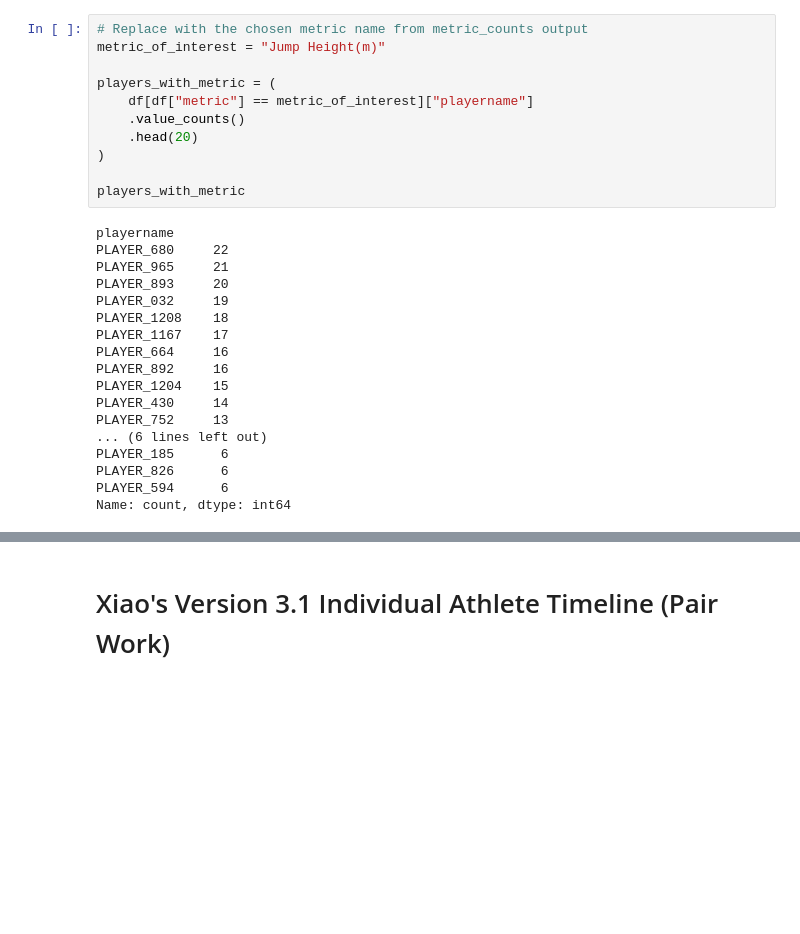
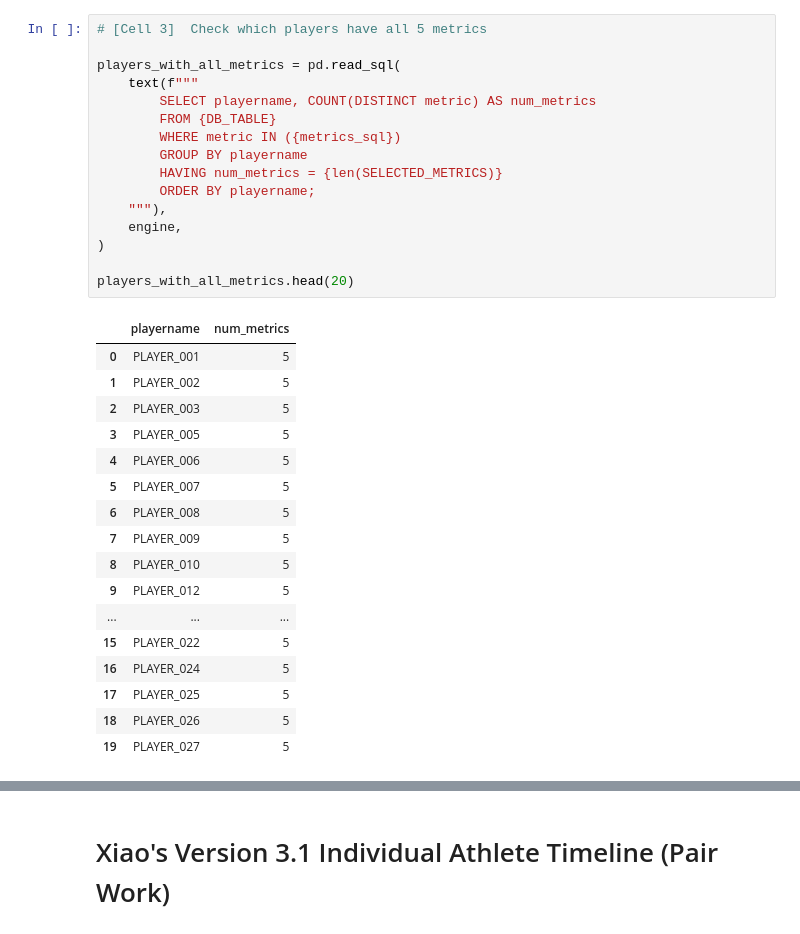
Before and after one commit to amapuyan/507_groupproject_2025, a Jupyter notebook: part3_viz_individual.ipynb, the cells around one changed output, grey strips where cells are left out. Saved outputs shown, nothing was run; the diff lists cells and outputs as text; blank space fills up the shorter version.

```diff
--- a/part3_viz_individual.ipynb
+++ b/part3_viz_individual.ipynb
@@ -71,30 +119,35 @@ Name: count, dtype: int64
 # %%
-# Replace with the chosen metric name from metric_counts output
-metric_of_interest = "Jump Height(m)"
+# [Cell 3]  Check which players have all 5 metrics
 
-players_with_metric = (
-    df[df["metric"] == metric_of_interest]["playername"]
-    .value_counts()
-    .head(20)
+players_with_all_metrics = pd.read_sql(
+    text(f"""
+        SELECT playername, COUNT(DISTINCT metric) AS num_metrics
+        FROM {DB_TABLE}
+        WHERE metric IN ({metrics_sql})
+        GROUP BY playername
+        HAVING num_metrics = {len(SELECTED_METRICS)}
+        ORDER BY playername;
+    """),
+    engine,
 )
 
-players_with_metric
+players_with_all_metrics.head(20)
 # %% [output]
-playername
-PLAYER_680     22
-PLAYER_965     21
-PLAYER_893     20
-PLAYER_032     19
-PLAYER_1208    18
-PLAYER_1167    17
-PLAYER_664     16
-PLAYER_892     16
-PLAYER_1204    15
-PLAYER_430     14
-PLAYER_752     13
-... (6 lines left out)
-PLAYER_185      6
-PLAYER_826      6
-PLAYER_594      6
-Name: count, dtype: int64
+|  | playername | num_metrics |
+| 0 | PLAYER_001 | 5 |
+| 1 | PLAYER_002 | 5 |
+| 2 | PLAYER_003 | 5 |
+| 3 | PLAYER_005 | 5 |
+| 4 | PLAYER_006 | 5 |
+| 5 | PLAYER_007 | 5 |
+| 6 | PLAYER_008 | 5 |
+| 7 | PLAYER_009 | 5 |
+| 8 | PLAYER_010 | 5 |
+| 9 | PLAYER_012 | 5 |
+| ... | ... | ... |
+| 15 | PLAYER_022 | 5 |
+| 16 | PLAYER_024 | 5 |
+| 17 | PLAYER_025 | 5 |
+| 18 | PLAYER_026 | 5 |
+| 19 | PLAYER_027 | 5 |
 # %%
```
Also changed, not shown: parts of 10 cells of this notebook, 4 other files.
